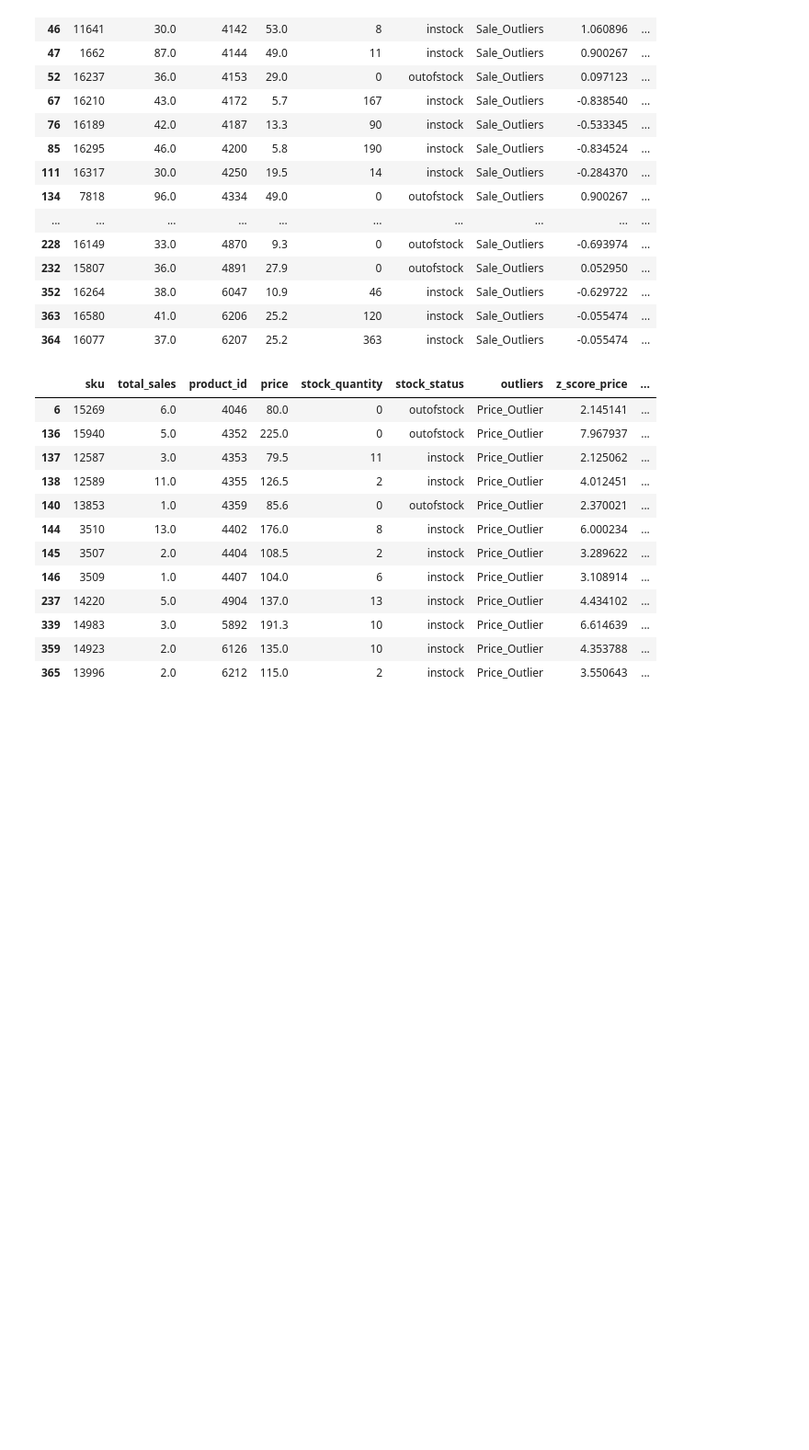
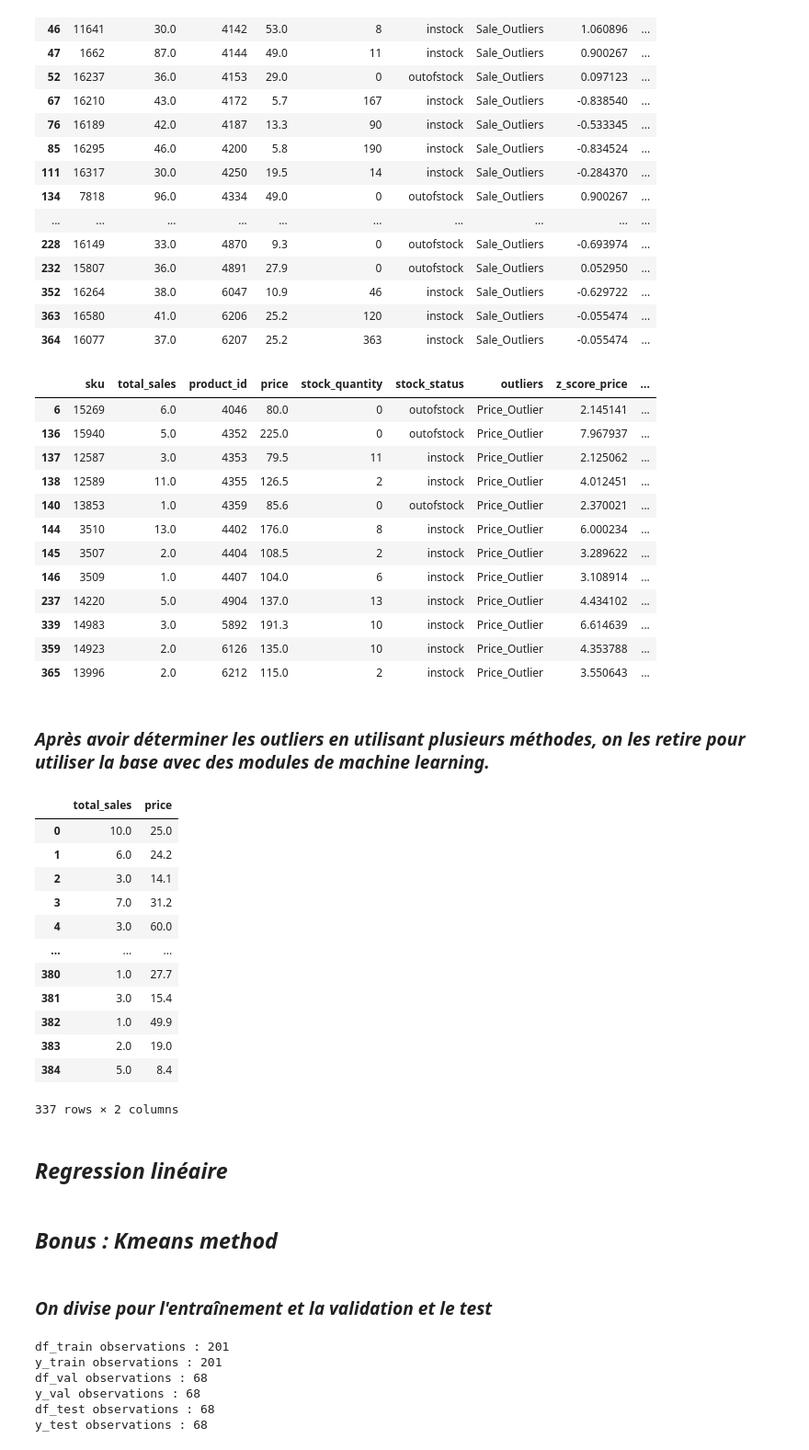
Before and after one commit to mwa28/advanced_data_analysis, a Jupyter notebook: POUGET_AWWAD_ALHALABI.ipynb, the cells around one changed output. Shown at 92% size. Drawn from its saved outputs; the diff is of its cells as text; code cells hidden in the pictures; blank space fills up the shorter version.

Commit message:
add bonus kmeans cluters

```diff
--- a/POUGET_AWWAD_ALHALABI.ipynb
+++ b/POUGET_AWWAD_ALHALABI.ipynb
@@ -175,7 +172,7 @@ cms_df[cms_df.sku.isna()][-cms_df[cms_df.sku.isna()].total_sales.isna()]
 # %% [markdown]
 ### _Vu que `total_sales` est 0 pour ces deux lignes, on peut s'en debarrasser._
 # %%
-cleaned_cms_df = cms_df.dropna(subset=['sku'])
+cleaned_cms_df = cms_df.dropna(subset=['sku']).copy()
 cleaned_cms_df.info()
 # %% [output]
 <class 'pandas.core.frame.DataFrame'>
@@ -240,7 +237,7 @@ erp_df[erp_df.stock_quantity ==
 # %% [markdown]
 ### _On corrige cette ligne_
 # %%
-cleaned_erp_df = erp_df
+cleaned_erp_df = erp_df.copy()
 cleaned_erp_df.at[443, 'stock_status'] = 'outofstock'
 cleaned_erp_df[cleaned_erp_df.stock_quantity ==
                0][cleaned_erp_df[cleaned_erp_df.stock_quantity == 0].stock_status != 'outofstock']
@@ -443,3 +440,25 @@ reduced_df[reduced_df['z_score_price'].abs() > 2]
 | 339 | 14983 | 3.0 | 5892 | 191.3 | 10 | instock | Price_Outlier | 6.614639 | ... |
 | 359 | 14923 | 2.0 | 6126 | 135.0 | 10 | instock | Price_Outlier | 4.353788 | ... |
 | 365 | 13996 | 2.0 | 6212 | 115.0 | 2 | instock | Price_Outlier | 3.550643 | ... |
+# %% [markdown]
+### _Après avoir déterminer les outliers en utilisant plusieurs méthodes, on les retire pour utiliser la base avec des modules de machine learning._
+# %%
+prediction_set = reduced_df[reduced_df.outliers == 'Not_Outlier'].copy()
+prediction_set.drop(columns=['sku', 'product_id', 'stock_quantity','stock_status',	'outliers',	'z_score_price',	'z_score_sales'], inplace=True)
+prediction_set
+# %% [output]
+|  | total_sales | price |
+| 0 | 10.0 | 25.0 |
+| 1 | 6.0 | 24.2 |
+| 2 | 3.0 | 14.1 |
+| 3 | 7.0 | 31.2 |
+| 4 | 3.0 | 60.0 |
+| ... | ... | ... |
+| 380 | 1.0 | 27.7 |
+| 381 | 3.0 | 15.4 |
+| 382 | 1.0 | 49.9 |
+| 383 | 2.0 | 19.0 |
+| 384 | 5.0 | 8.4 |
+337 rows × 2 columns
+# %% [markdown]
+## _Regression linéaire_
@@ -445,0 +467,27 @@ reduced_df[reduced_df['z_score_price'].abs() > 2]
+# %% [markdown]
+## _Bonus : Kmeans method_
+# %% [markdown]
+### _On divise pour l'entraînement et la validation et le test_
+# %%
+from sklearn.model_selection import train_test_split
+
+df_train_val, df_test, y_train_val, y_test = train_test_split(prediction_set, prediction_set.total_sales, random_state=7, test_size=0.20)
+df_train, df_val, y_train, y_val = train_test_split(df_train_val, y_train_val, random_state=7, test_size=0.25)
+
+n_train = y_train.shape[0]
+n_val = y_val.shape[0]
+n_test = y_test.shape[0]
+
+print("df_train observations : %s" % n_train)
+print("y_train observations : %s" % str(y_train.shape[0]))
+print("df_val observations : %s" % n_val)
+print("y_val observations : %s" % str(y_val.shape[0]))
+print("df_test observations : %s" % n_test)
+print("y_test observations : %s" % str(y_test.shape[0]))
+# %% [output]
+df_train observations : 201
+y_train observations : 201
+df_val observations : 68
+y_val observations : 68
+df_test observations : 68
+y_test observations : 68
```
Also changed, not shown: parts of 19 cells of this notebook.
